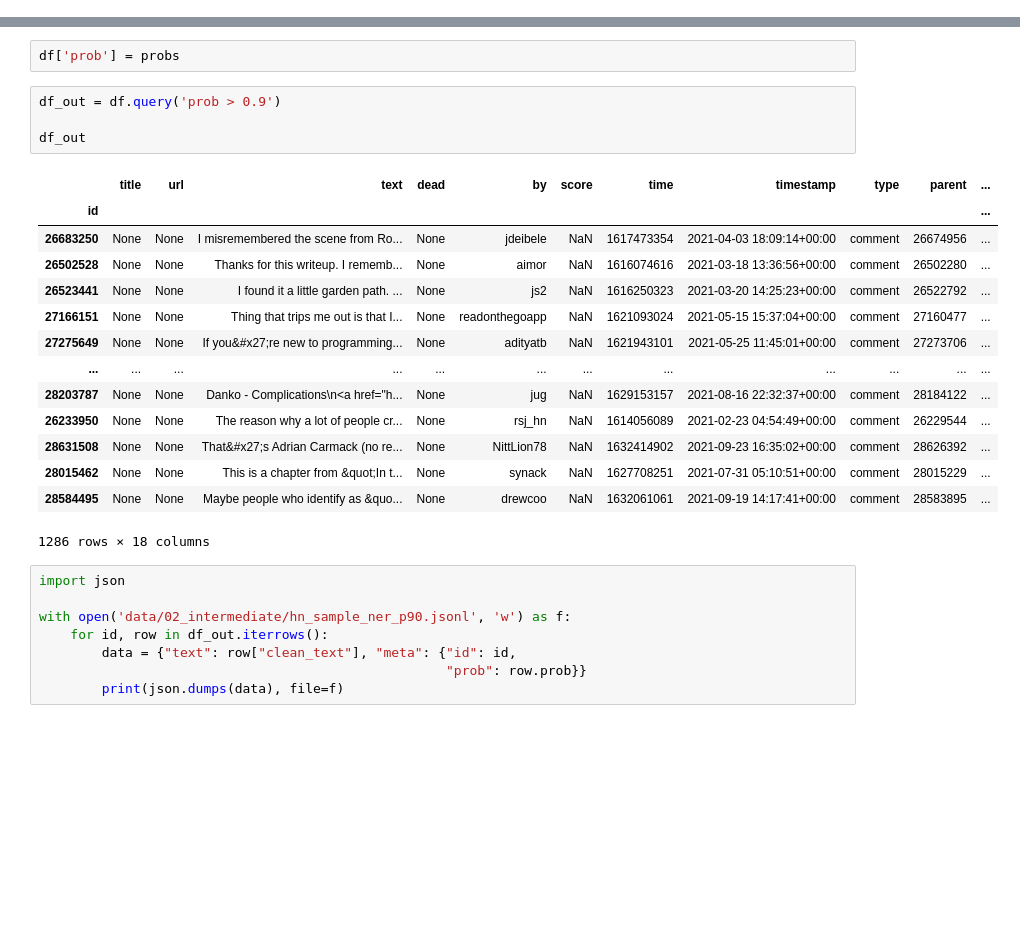
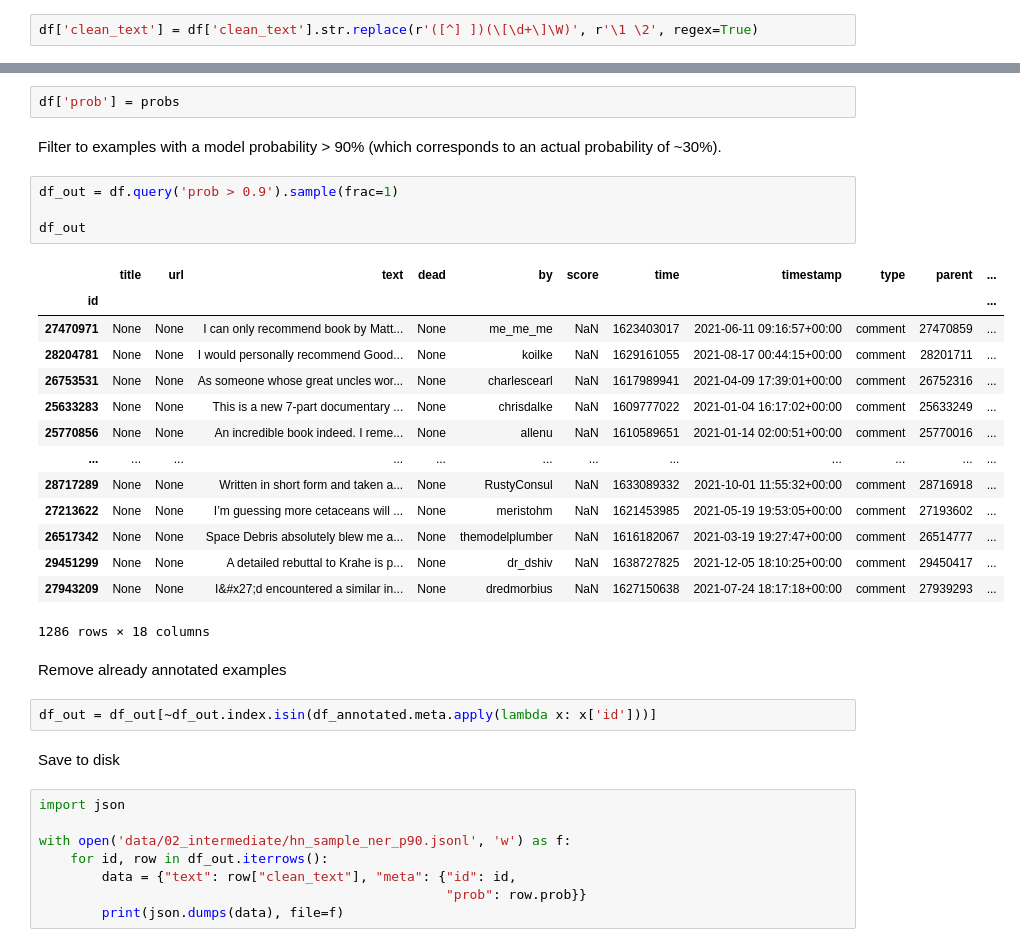
Before and after one commit to EdwardJRoss/bookfinder, a Jupyter notebook: notebooks/0305_calibrate.ipynb, the cells around one changed output, grey strips where cells are left out. Cells and saved outputs as stored; diff of their text form; blank space fills up the shorter version.

```diff
--- a/notebooks/0305_calibrate.ipynb
+++ b/notebooks/0305_calibrate.ipynb
@@ -162,0 +197,2 @@ len(df)
+# %%
+df['clean_text'] = df['clean_text'].str.replace(r'([^] ])(\[\d+\]\W)', r'\1 \2', regex=True)
@@ -175,24 +213,32 @@ Wall time: 1min 43s
 # %%
 df['prob'] = probs
+# %% [markdown]
+Filter to examples with a model probability > 90% (which corresponds to an actual probability of ~30%).
 # %%
-df_out = df.query('prob > 0.9')
+df_out = df.query('prob > 0.9').sample(frac=1)
 
 df_out
 # %% [output]
 |  | title | url | text | dead | by | score | time | timestamp | type | parent | ... |
 | id |  |  |  |  |  |  |  |  |  |  | ... |
-| 26683250 | None | None | I misremembered the scene from Ro... | None | jdeibele | NaN | 1617473354 | 2021-04-03 18:09:14+00:00 | comment | 26674956 | ... |
-| 26502528 | None | None | Thanks for this writeup. I rememb... | None | aimor | NaN | 1616074616 | 2021-03-18 13:36:56+00:00 | comment | 26502280 | ... |
-| 26523441 | None | None | I found it a little garden path. ... | None | js2 | NaN | 1616250323 | 2021-03-20 14:25:23+00:00 | comment | 26522792 | ... |
-| 27166151 | None | None | Thing that trips me out is that I... | None | readonthegoapp | NaN | 1621093024 | 2021-05-15 15:37:04+00:00 | comment | 27160477 | ... |
-| 27275649 | None | None | If you&#x27;re new to programming... | None | adityatb | NaN | 1621943101 | 2021-05-25 11:45:01+00:00 | comment | 27273706 | ... |
+| 27470971 | None | None | I can only recommend book by Matt... | None | me_me_me | NaN | 1623403017 | 2021-06-11 09:16:57+00:00 | comment | 27470859 | ... |
+| 28204781 | None | None | I would personally recommend Good... | None | koilke | NaN | 1629161055 | 2021-08-17 00:44:15+00:00 | comment | 28201711 | ... |
+| 26753531 | None | None | As someone whose great uncles wor... | None | charlescearl | NaN | 1617989941 | 2021-04-09 17:39:01+00:00 | comment | 26752316 | ... |
+| 25633283 | None | None | This is a new 7-part documentary ... | None | chrisdalke | NaN | 1609777022 | 2021-01-04 16:17:02+00:00 | comment | 25633249 | ... |
+| 25770856 | None | None | An incredible book indeed. I reme... | None | allenu | NaN | 1610589651 | 2021-01-14 02:00:51+00:00 | comment | 25770016 | ... |
 | ... | ... | ... | ... | ... | ... | ... | ... | ... | ... | ... | ... |
-| 28203787 | None | None | Danko - Complications\n<a href="h... | None | jug | NaN | 1629153157 | 2021-08-16 22:32:37+00:00 | comment | 28184122 | ... |
-| 26233950 | None | None | The reason why a lot of people cr... | None | rsj_hn | NaN | 1614056089 | 2021-02-23 04:54:49+00:00 | comment | 26229544 | ... |
-| 28631508 | None | None | That&#x27;s Adrian Carmack (no re... | None | NittLion78 | NaN | 1632414902 | 2021-09-23 16:35:02+00:00 | comment | 28626392 | ... |
-| 28015462 | None | None | This is a chapter from &quot;In t... | None | synack | NaN | 1627708251 | 2021-07-31 05:10:51+00:00 | comment | 28015229 | ... |
-| 28584495 | None | None | Maybe people who identify as &quo... | None | drewcoo | NaN | 1632061061 | 2021-09-19 14:17:41+00:00 | comment | 28583895 | ... |
+| 28717289 | None | None | Written in short form and taken a... | None | RustyConsul | NaN | 1633089332 | 2021-10-01 11:55:32+00:00 | comment | 28716918 | ... |
+| 27213622 | None | None | I’m guessing more cetaceans will ... | None | meristohm | NaN | 1621453985 | 2021-05-19 19:53:05+00:00 | comment | 27193602 | ... |
+| 26517342 | None | None | Space Debris absolutely blew me a... | None | themodelplumber | NaN | 1616182067 | 2021-03-19 19:27:47+00:00 | comment | 26514777 | ... |
+| 29451299 | None | None | A detailed rebuttal to Krahe is p... | None | dr_dshiv | NaN | 1638727825 | 2021-12-05 18:10:25+00:00 | comment | 29450417 | ... |
+| 27943209 | None | None | I&#x27;d encountered a similar in... | None | dredmorbius | NaN | 1627150638 | 2021-07-24 18:17:18+00:00 | comment | 27939293 | ... |
 1286 rows × 18 columns
+# %% [markdown]
+Remove already annotated examples
+# %%
+df_out = df_out[~df_out.index.isin(df_annotated.meta.apply(lambda x: x['id']))]
+# %% [markdown]
+Save to disk
 # %%
 import json
 
```
Also changed, not shown: parts of 14 cells of this notebook, 2 other files.
